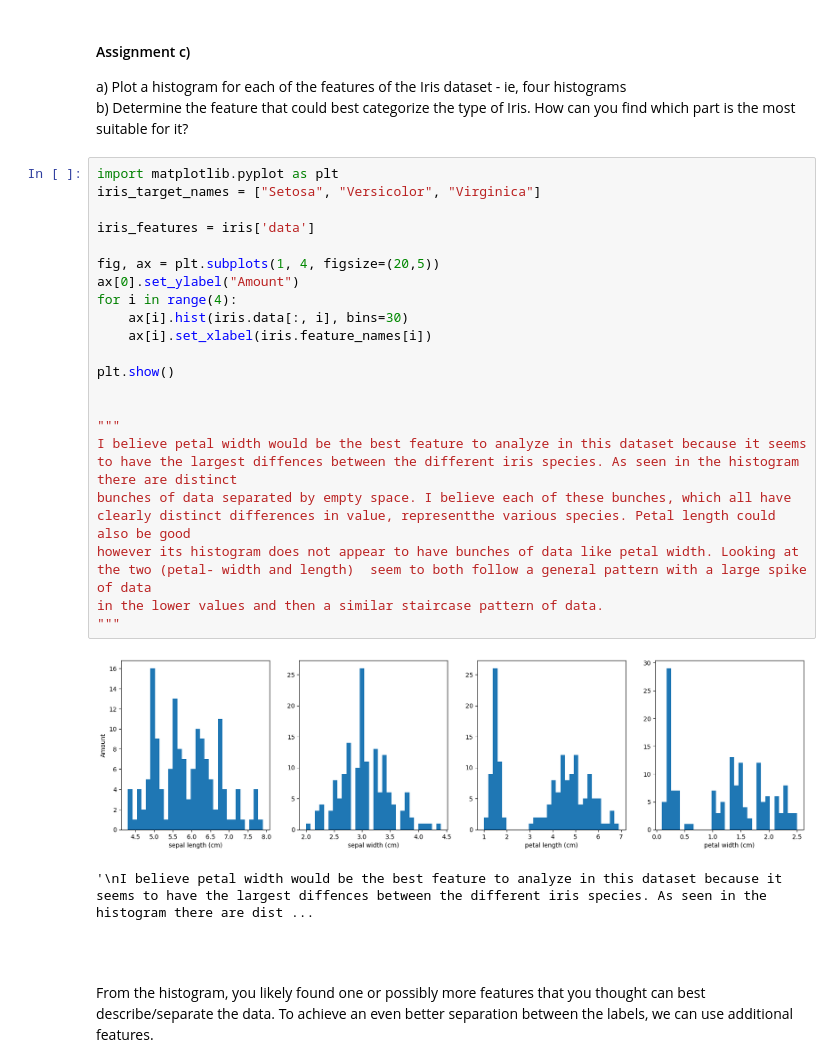
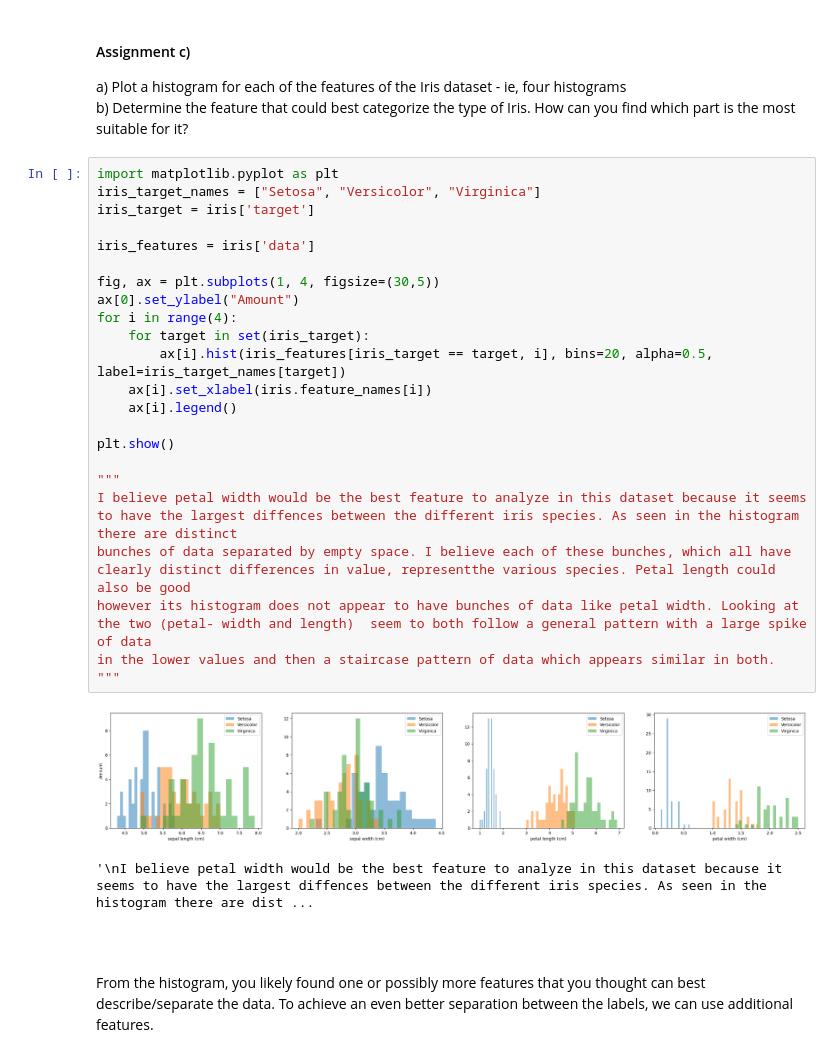
Before and after one commit to meatloafi/ml-1dl034-public-assignments, a Jupyter notebook: Assignments/Practical/PracticalNotebook3.ipynb, the cells around one changed output. Cells and saved outputs as stored; diff of their text form.

```diff
--- a/Assignments/Practical/PracticalNotebook3.ipynb
+++ b/Assignments/Practical/PracticalNotebook3.ipynb
@@ -328,26 +319,28 @@ b) Determine the feature that could best categorize the type of Iris. How can yo
 # %%
 import matplotlib.pyplot as plt
 iris_target_names = ["Setosa", "Versicolor", "Virginica"]
+iris_target = iris['target']
 
 iris_features = iris['data']
 
-fig, ax = plt.subplots(1, 4, figsize=(20,5))
+fig, ax = plt.subplots(1, 4, figsize=(30,5))
 ax[0].set_ylabel("Amount")
 for i in range(4):
-    ax[i].hist(iris.data[:, i], bins=30)
+    for target in set(iris_target):
+        ax[i].hist(iris_features[iris_target == target, i], bins=20, alpha=0.5, label=iris_target_names[target])
     ax[i].set_xlabel(iris.feature_names[i])
+    ax[i].legend()
 
 plt.show()
-
 
 """
 I believe petal width would be the best feature to analyze in this dataset because it seems to have the largest diffences between the different iris species. As seen in the histogram there are distinct
 bunches of data separated by empty space. I believe each of these bunches, which all have clearly distinct differences in value, representthe various species. Petal length could also be good
 however its histogram does not appear to have bunches of data like petal width. Looking at the two (petal- width and length)  seem to both follow a general pattern with a large spike of data
-in the lower values and then a similar staircase pattern of data.
+in the lower values and then a staircase pattern of data which appears similar in both.
 """
 # %% [output]
-[figure, old version]
+[figure, new version]
 '\nI believe petal width would be the best feature to analyze in this dataset because it seems to have the largest diffences between the different iris species. As seen in the histogram there are dist ...
 # %% [markdown]
 <br/>
```
Also changed, not shown: parts of 8 cells of this notebook, 7 other files.
